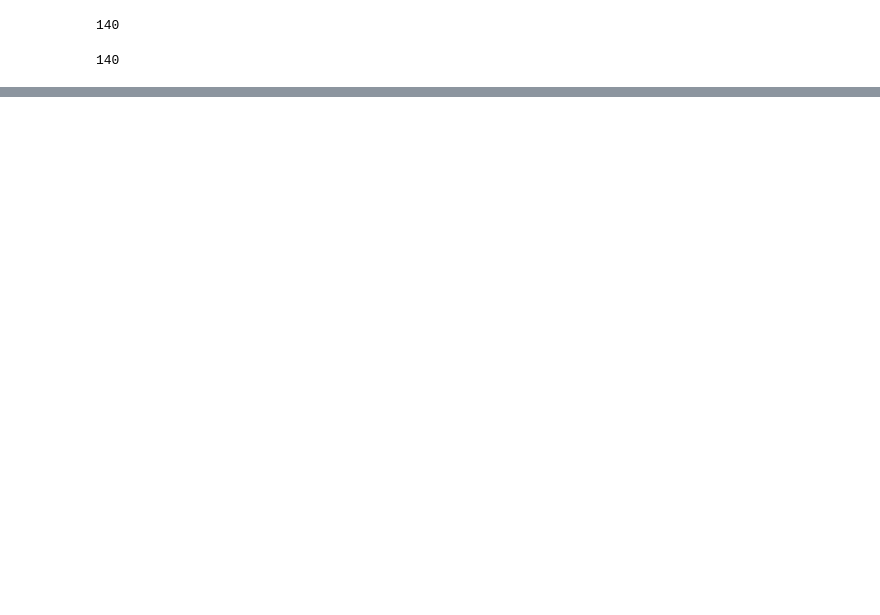
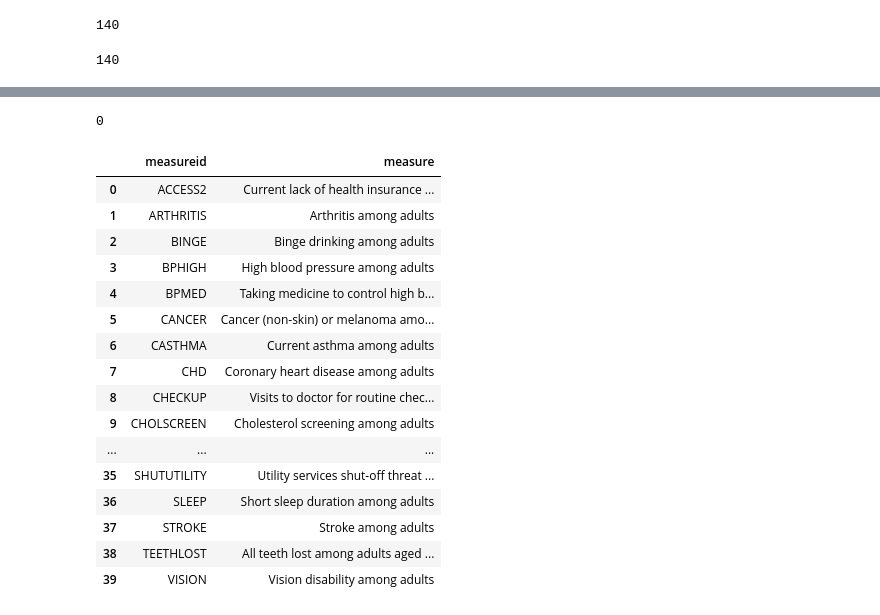
Before and after one commit to Djaser23/SDOH_Predictive_Hotspotting_CA, a Jupyter notebook: notebooks/02_cleaning.ipynb, the cells around one changed output, grey strips where cells are left out. Saved outputs shown, nothing was run; the diff lists cells and outputs as text; code cells hidden in the pictures; blank space fills up the shorter version.

```diff
--- a/notebooks/02_cleaning.ipynb
+++ b/notebooks/02_cleaning.ipynb
@@ -232,0 +274,26 @@ Index(['year', 'stateabbr', 'statedesc', 'countyname', 'countyfips',
+# %%
+
+# check one row per tract per measure
+print(places_df.duplicated(['locationid', 'measureid']).sum())
+
+# see the short code for each measure
+places_df[['measureid', 'measure']].drop_duplicates()
+# %% [output]
+0
+|  | measureid | measure |
+| 0 | ACCESS2 | Current lack of health insurance ... |
+| 1 | ARTHRITIS | Arthritis among adults |
+| 2 | BINGE | Binge drinking among adults |
+| 3 | BPHIGH | High blood pressure among adults |
+| 4 | BPMED | Taking medicine to control high b... |
+| 5 | CANCER | Cancer (non-skin) or melanoma amo... |
+| 6 | CASTHMA | Current asthma among adults |
+| 7 | CHD | Coronary heart disease among adults |
+| 8 | CHECKUP | Visits to doctor for routine chec... |
+| 9 | CHOLSCREEN | Cholesterol screening among adults |
+| ... | ... | ... |
+| 35 | SHUTUTILITY | Utility services shut-off threat ... |
+| 36 | SLEEP | Short sleep duration among adults |
+| 37 | STROKE | Stroke among adults |
+| 38 | TEETHLOST | All teeth lost among adults aged ... |
+| 39 | VISION | Vision disability among adults |
```
Also changed, not shown: parts of 10 cells of this notebook.
